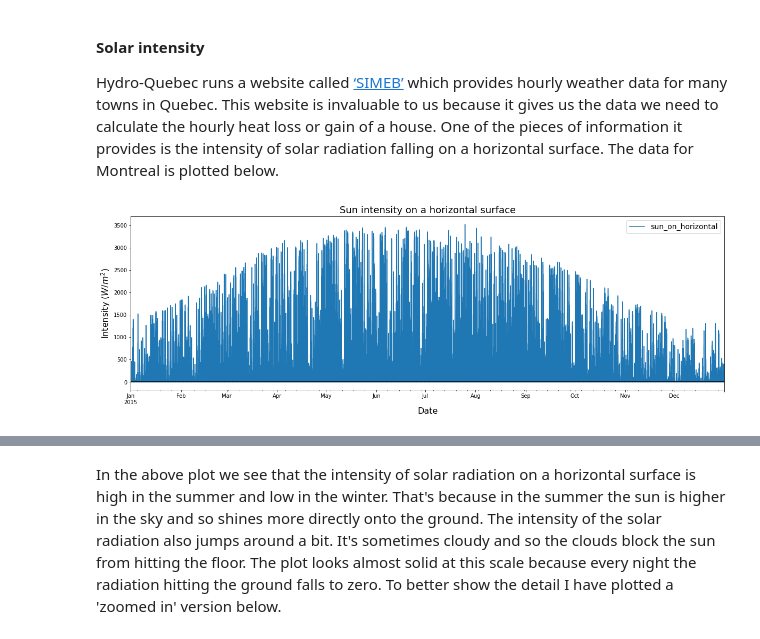
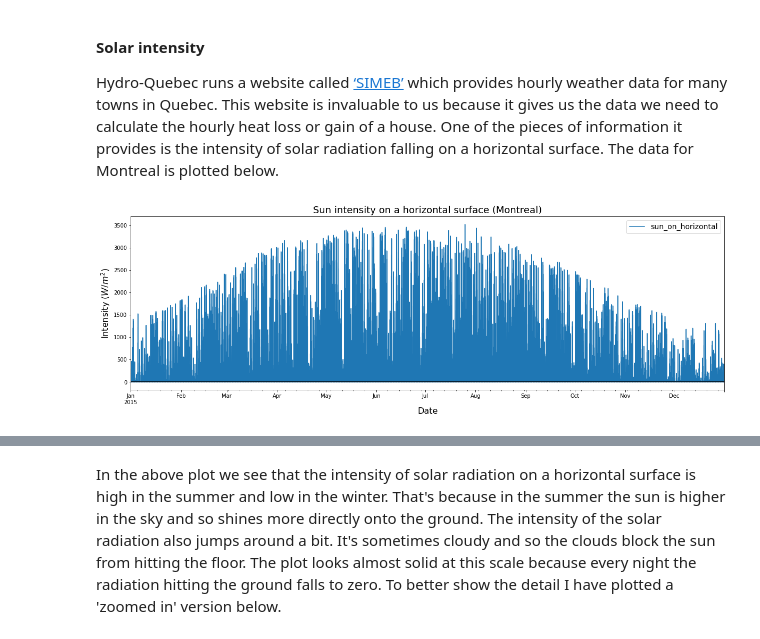
Before and after one commit to rtitmuss/solar_gains_article, a Jupyter notebook: Solar_gains_article.ipynb, the cells around one changed output, grey strips where cells are left out. Saved outputs shown, nothing was run; the diff lists cells and outputs as text; code cells hidden in the pictures.

```diff
--- a/Solar_gains_article.ipynb
+++ b/Solar_gains_article.ipynb
@@ -462,6 +463,6 @@ In what follows, I'll describe how we calculate the solar power being transmitte
 #### Solar intensity ####
 Hydro-Quebec runs a website called [‘SIMEB’](https://www.simeb.ca:8443/index_fr.jsp) which provides hourly weather data for many towns in Quebec. This website is invaluable to us because it gives us the data we need to calculate the hourly heat loss or gain of a house. One of the pieces of information it provides is the intensity of solar radiation falling on a horizontal surface. The data for Montreal is plotted below.
 # %%
-No_Min_Alt.solar_plot('intensities', ['sun_on_horizontal'], title = 'Sun intensity on a horizontal surface')
+No_Min_Alt.solar_plot('intensities', ['sun_on_horizontal'], title = 'Sun intensity on a horizontal surface (Montreal)')
 # %% [output]
-[figure, old version]
+[figure, new version]
```
Also changed, not shown: parts of 13 cells of this notebook.
